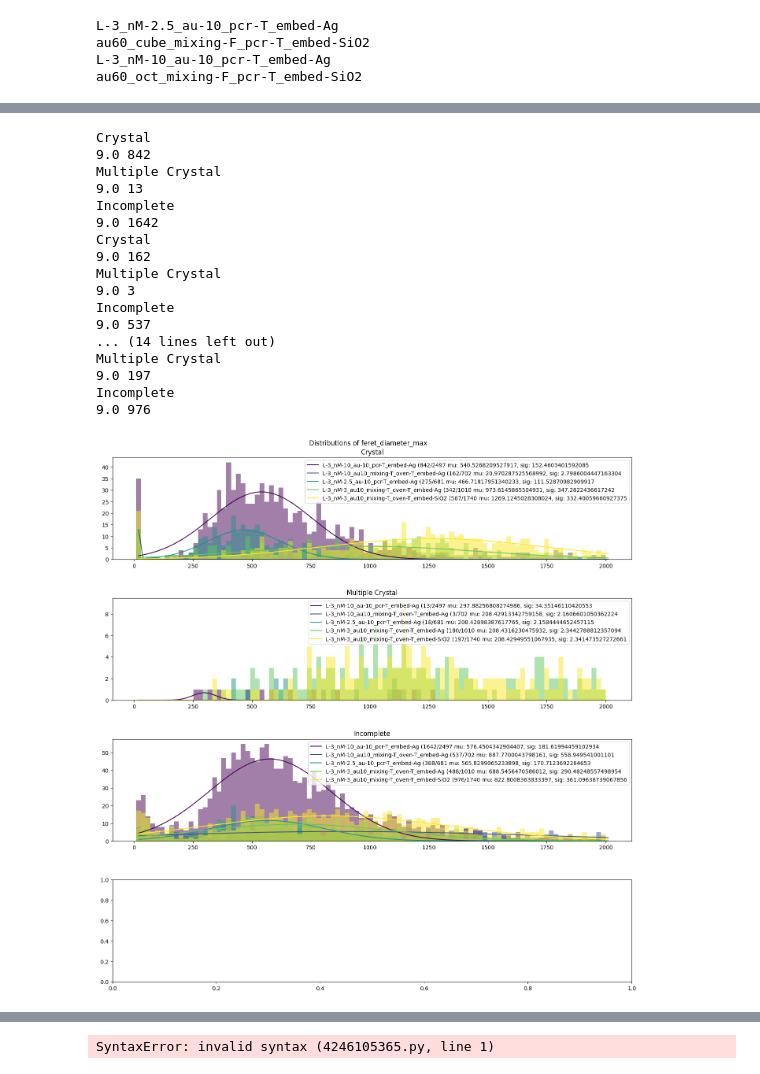
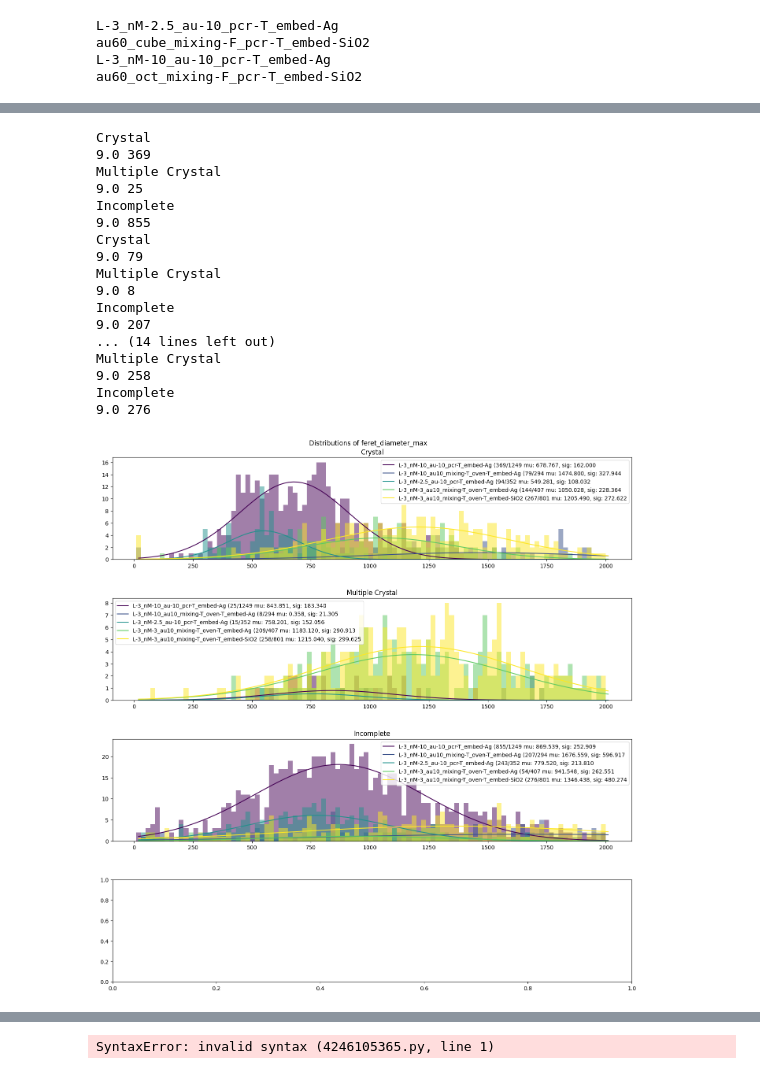
Before and after one commit to jepietryga/colloidalcrystal_ml, a Jupyter notebook: Workbooks/2023_process_data.ipynb, the cells around one changed output, grey strips where cells are left out. Saved outputs shown, nothing was run; the diff lists cells and outputs as text; code cells hidden in the pictures.

```diff
--- a/Workbooks/2023_process_data.ipynb
+++ b/Workbooks/2023_process_data.ipynb
@@ -23,7 +23,7 @@ path_ensemble = "../ProcessedData/2023_11_Organized_Images_ensemble_total.csv"
 df_sam = pd.read_csv(path_sam)
 df_ensemble = pd.read_csv(path_ensemble)
 
-df_master = df_sam
+df_master = df_ensemble
 # %%
 ## Set columns where relevant
 df_master[~df_master.pcr.isna()]["search_str"].unique()
@@ -75,26 +66,27 @@ Name: L, Length: 6630, dtype: float64
 # %%
 # Gaussian Cell
-fig_gaussian = pdu.plot_feature_with_experiments_gaussian(df_master,'feret_diameter_max',exp_list,color_list=cm_arr.colors)
+feature = "feret_diameter_max"
+fig_gaussian = pdu.plot_feature_with_experiments_gaussian(df_master,feature,exp_list,color_list=cm_arr.colors)
 plt.show(fig_gaussian)
 # %% [output]
 Crystal
-9.0 842
+9.0 369
 Multiple Crystal
-9.0 13
+9.0 25
 Incomplete
-9.0 1642
+9.0 855
 Crystal
-9.0 162
+9.0 79
 Multiple Crystal
-9.0 3
+9.0 8
 Incomplete
-9.0 537
+9.0 207
 ... (14 lines left out)
 Multiple Crystal
-9.0 197
+9.0 258
 Incomplete
-9.0 976
+9.0 276
-[figure, old version]
+[figure, new version]
 # %%
 # Schulz Cell
 fig_sz = pdu.plot_feature_with_experiments_schultz_zimm(df_master,'area',exp_list,color_list=cm_arr.colors)
```
Also changed, not shown: parts of 3 cells of this notebook, 9 other files.
